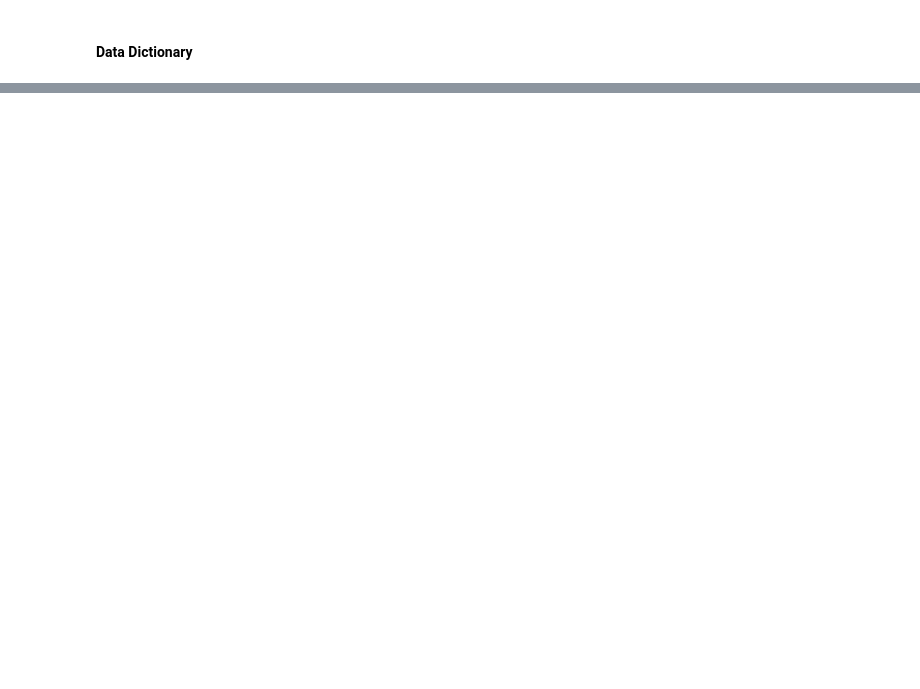
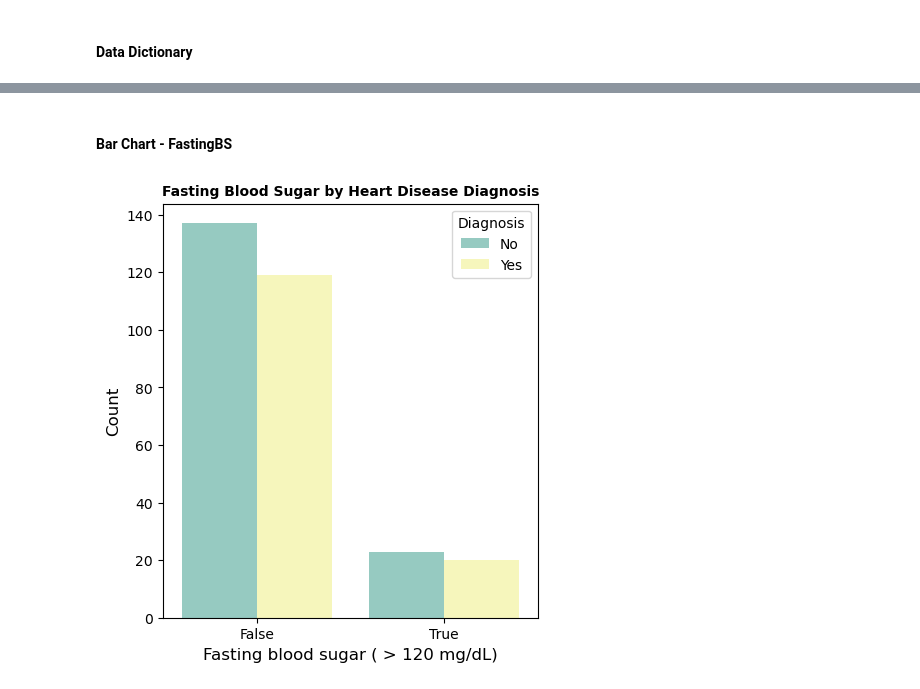
Before and after one commit to oxbbar/python-svm-predicting-heart-disease, a Jupyter notebook: python-svm-predicting-heart-disease.ipynb, the cells around one changed output, grey strips where cells are left out. Cells and saved outputs as stored; diff of their text form; code cells hidden in the pictures; blank space fills up the shorter version.

```diff
--- a/python-svm-predicting-heart-disease.ipynb
+++ b/python-svm-predicting-heart-disease.ipynb
@@ -232,0 +914,40 @@ unique_rows.shape
+# %% [markdown]
+#### Bar Chart - FastingBS
+# %%
+# Create a count plot for 'FastingBS', grouped by 'DiagnosisYN'
+plt.figure(figsize=(5, 6))
+
+sns.countplot(
+    x="FastingBS",
+    order=["0", "1"],  # FastingBS: 0 = False, 1 = True
+    palette="Set3",
+    hue="DiagnosisYN",  # Hue by heart disease diagnosis
+    data=df_combined
+)
+
+# Add title, labels, and styling
+plt.title("Fasting Blood Sugar by Heart Disease Diagnosis", fontsize=10, fontweight='bold')
+plt.xlabel('Fasting blood sugar ( > 120 mg/dL)', fontsize=12)
+plt.xticks(
+    ticks=[0, 1],
+    labels=["False", "True"],  # Labels for FastingBS: False = 0, True = 1
+    fontsize=10
+)
+plt.ylabel('Count', fontsize=12)
+
+# Customize legend to show diagnosis categories
+plt.legend(
+    title='Diagnosis',
+    labels=['No', 'Yes'],  # Legend for diagnosis: No = 0, Yes = 1
+    loc='upper right',
+    fontsize=10
+)
+
+# Adjust layout
+plt.subplots_adjust(top=0.8)
+plt.subplots_adjust(left=0.15)
+
+# Display the plot
+plt.show()
+# %% [output]
+[figure, added]
```
Also changed, not shown: parts of 192 cells of this notebook, 1 other file.
